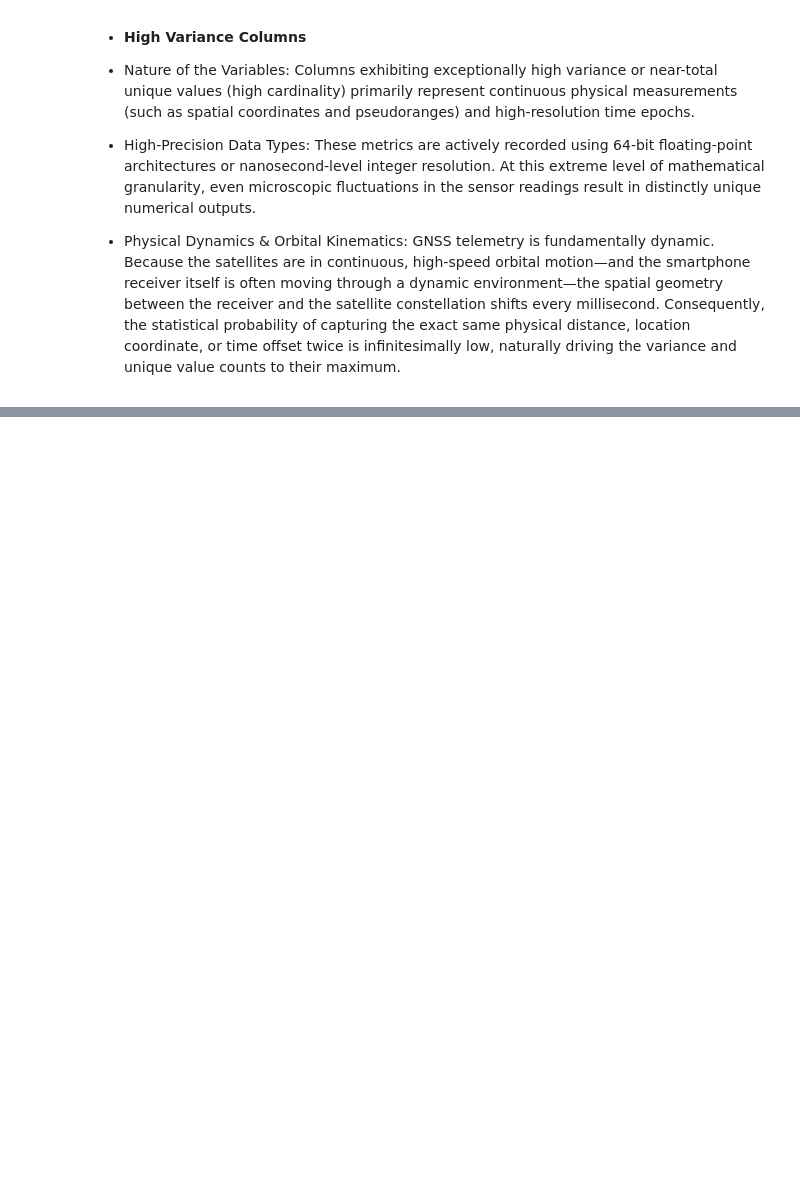
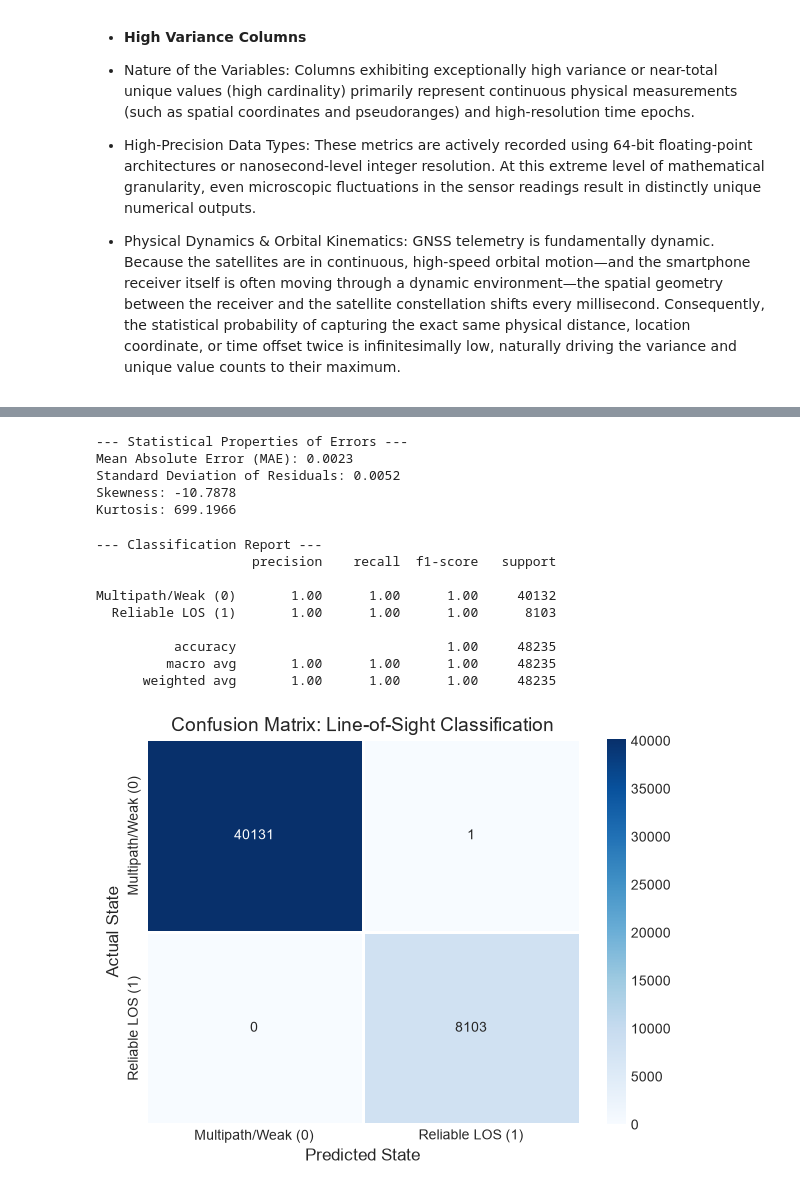
Before and after one commit to yahav0547-a11y/GNSS-Telemetry-Error-Analysis, a Jupyter notebook: GNSS_EDA_Assignment_Refactored.ipynb, the cells around one changed output, grey strips where cells are left out. Saved outputs shown, nothing was run; the diff lists cells and outputs as text; code cells hidden in the pictures; blank space fills up the shorter version.

```diff
--- a/GNSS_EDA_Assignment_Refactored.ipynb
+++ b/GNSS_EDA_Assignment_Refactored.ipynb
@@ -1372,0 +483,45 @@ The analysis proved that atmospheric RF propagation strictly violates linear ass
+# %%
+mae = np.mean(np.abs(residuals))
+std_res = np.std(residuals, ddof=1)
+skewness = pd.Series(residuals).skew()
+kurtosis = pd.Series(residuals).kurtosis()
+
+print(f"--- Statistical Properties of Errors ---")
+print(f"Mean Absolute Error (MAE): {mae:.4f}")
+print(f"Standard Deviation of Residuals: {std_res:.4f}")
+print(f"Skewness: {skewness:.4f}")
+print(f"Kurtosis: {kurtosis:.4f}\n")
+# %% [output]
+--- Statistical Properties of Errors ---
+Mean Absolute Error (MAE): 0.0023
+Standard Deviation of Residuals: 0.0052
+Skewness: -10.7878
+Kurtosis: 699.1966
+# %%
+rf_clf = RandomForestClassifier(n_estimators=100, max_depth=10, random_state=42, class_weight='balanced', n_jobs=-1)
+y_pred_clf = cross_val_predict(rf_clf, X, y_clf, cv=kf)
+
+labels = ['Multipath/Weak (0)', 'Reliable LOS (1)']
+cm = confusion_matrix(y_clf, y_pred_clf)
+cm_df = pd.DataFrame(cm, index=labels, columns=labels)
+
+print("--- Classification Report ---")
+print(classification_report(y_clf, y_pred_clf, target_names=labels))
+
+plt.figure(figsize=(7, 5))
+sns.heatmap(cm_df, annot=True, fmt='d', cmap='Blues', linewidths=1, linecolor='white')
+plt.title("Confusion Matrix: Line-of-Sight Classification")
+plt.ylabel("Actual State")
+plt.xlabel("Predicted State")
+plt.show()
+# %% [output]
+--- Classification Report ---
+                    precision    recall  f1-score   support
+
+Multipath/Weak (0)       1.00      1.00      1.00     40132
+  Reliable LOS (1)       1.00      1.00      1.00      8103
+
+          accuracy                           1.00     48235
+         macro avg       1.00      1.00      1.00     48235
+      weighted avg       1.00      1.00      1.00     48235
+[figure, added]
```
Also changed, not shown: parts of 61 cells of this notebook.
